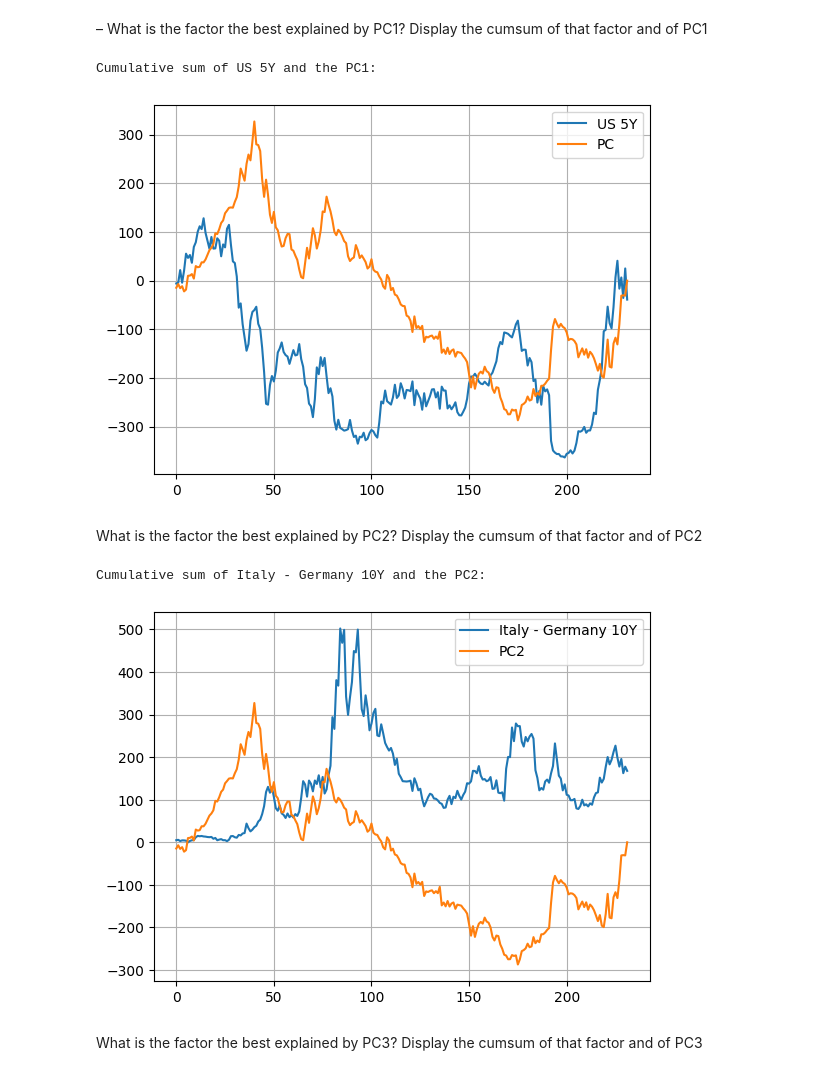
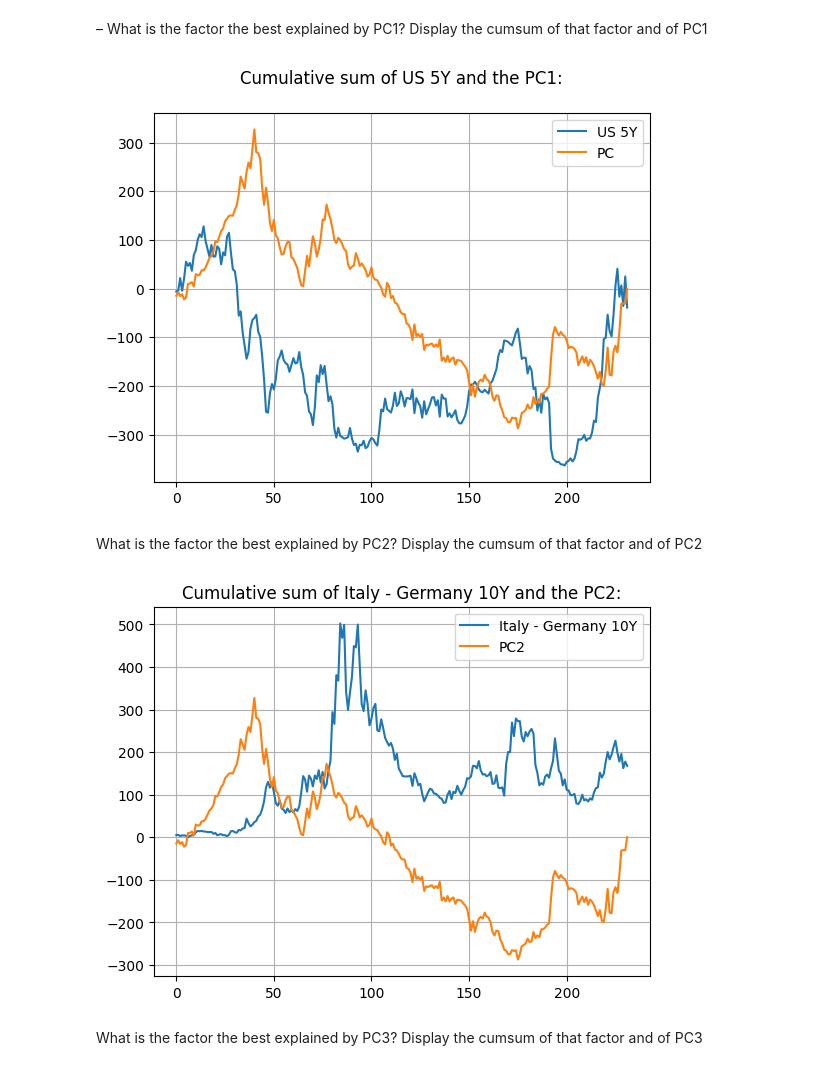
Before and after one commit to theomdvn/AlgoTrading, a Jupyter notebook: PCA.ipynb, the cells around one changed output. Cells and saved outputs as stored; diff of their text form; code cells hidden in the pictures.

```diff
--- a/PCA.ipynb
+++ b/PCA.ipynb
@@ -148,24 +149,22 @@ The factor best explained by PC3 is Germany 2Y.
 – What is the factor the best explained by PC1? Display the cumsum of that factor and
 of PC1
 # %%
-print(f"Cumulative sum of {best_factor[0]} and the PC1:\n")
 df_pc1=pd.DataFrame({f'{best_factor[0]}': df[best_factor[0]].cumsum().reset_index(drop=True), 'PC': returns[pc].cumsum()})
 df_pc1.plot()
+plt.title(f"Cumulative sum of {best_factor[0]} and the PC1:\n")
 plt.grid(True)
 # %% [output]
-Cumulative sum of US 5Y and the PC1:
-[figure, old version]
+[figure, new version]
 # %% [markdown]
 What is the factor the best explained by PC2? Display the cumsum of that factor and
 of PC2
 # %%
-print(f"Cumulative sum of {best_factor[1]} and the PC2:\n")
 df_pc2=pd.DataFrame({f'{best_factor[1]}': df[best_factor[1]].cumsum().reset_index(drop=True), 'PC2': returns[pc].cumsum()})
 df_pc2.plot()
+plt.title(f"Cumulative sum of {best_factor[1]} and the PC2:")
 plt.grid(True)
 # %% [output]
-Cumulative sum of Italy - Germany 10Y and the PC2:
-[figure, old version]
+[figure, new version]
 # %% [markdown]
 What is the factor the best explained by PC3? Display the cumsum of that factor and
 of PC3
```
Also changed, not shown: parts of 4 cells of this notebook.
